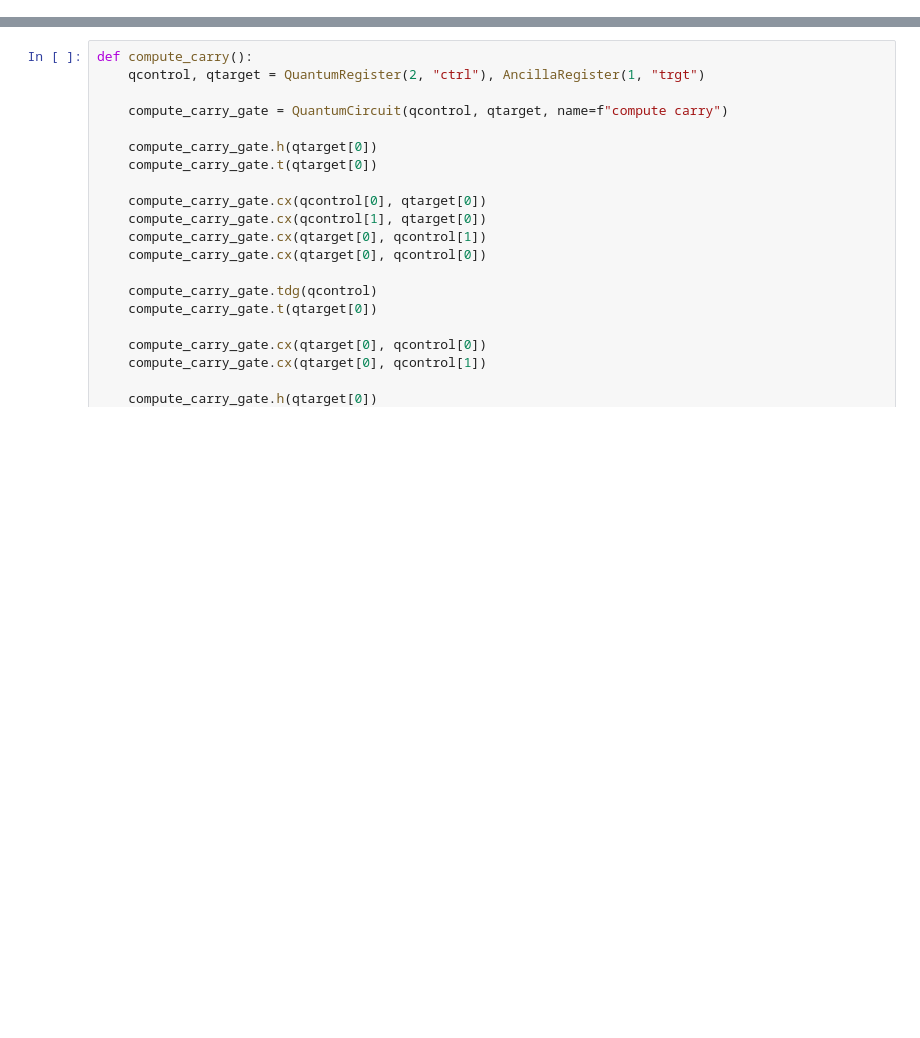
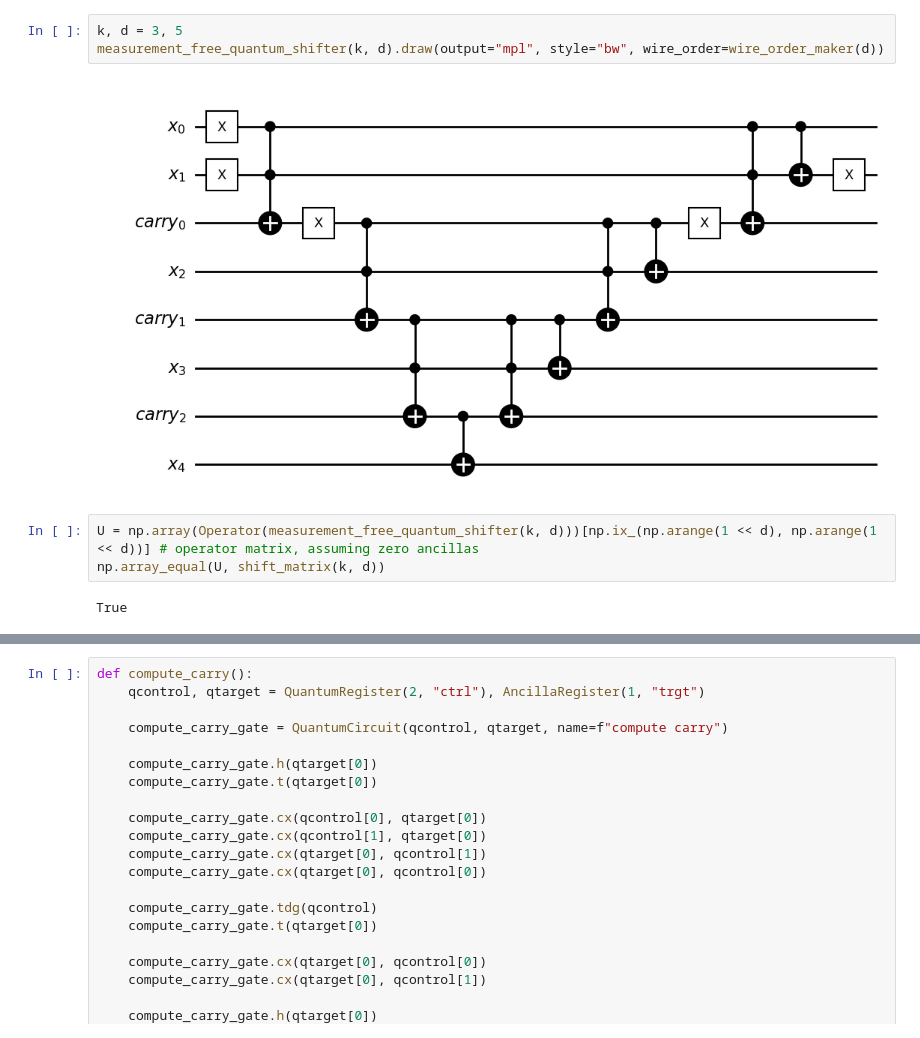
Before and after one commit to akos-nagy/quantum_shifter, a Jupyter notebook: quantum_shifter.ipynb, the cells around one changed output, grey strips where cells are left out. Cells and saved outputs as stored; diff of their text form; blank space fills up the shorter version.

```diff
--- a/quantum_shifter.ipynb
+++ b/quantum_shifter.ipynb
@@ -4,0 +104,10 @@ import numpy as np
+# %%
+k, d = 3, 5
+measurement_free_quantum_shifter(k, d).draw(output="mpl", style="bw", wire_order=wire_order_maker(d))
+# %% [output]
+[figure, added]
+# %%
+U = np.array(Operator(measurement_free_quantum_shifter(k, d)))[np.ix_(np.arange(1 << d), np.arange(1 << d))] # operator matrix, assuming zero ancillas
+np.array_equal(U, shift_matrix(k, d))
+# %% [output]
+True
```
Also changed, not shown: parts of 15 cells of this notebook.
